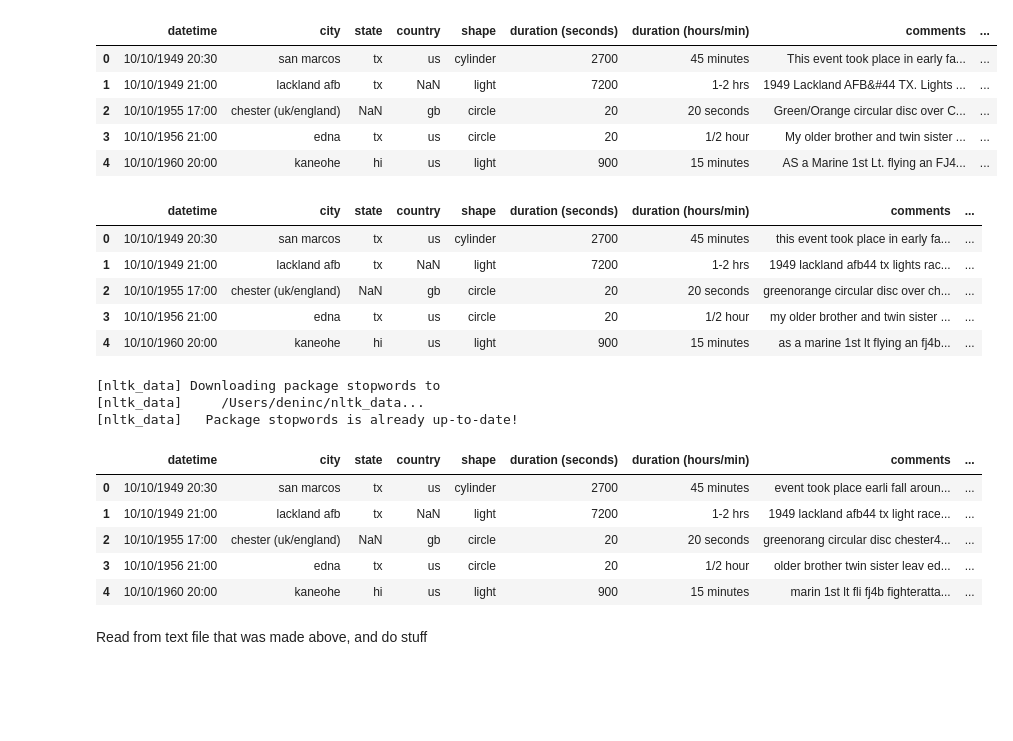
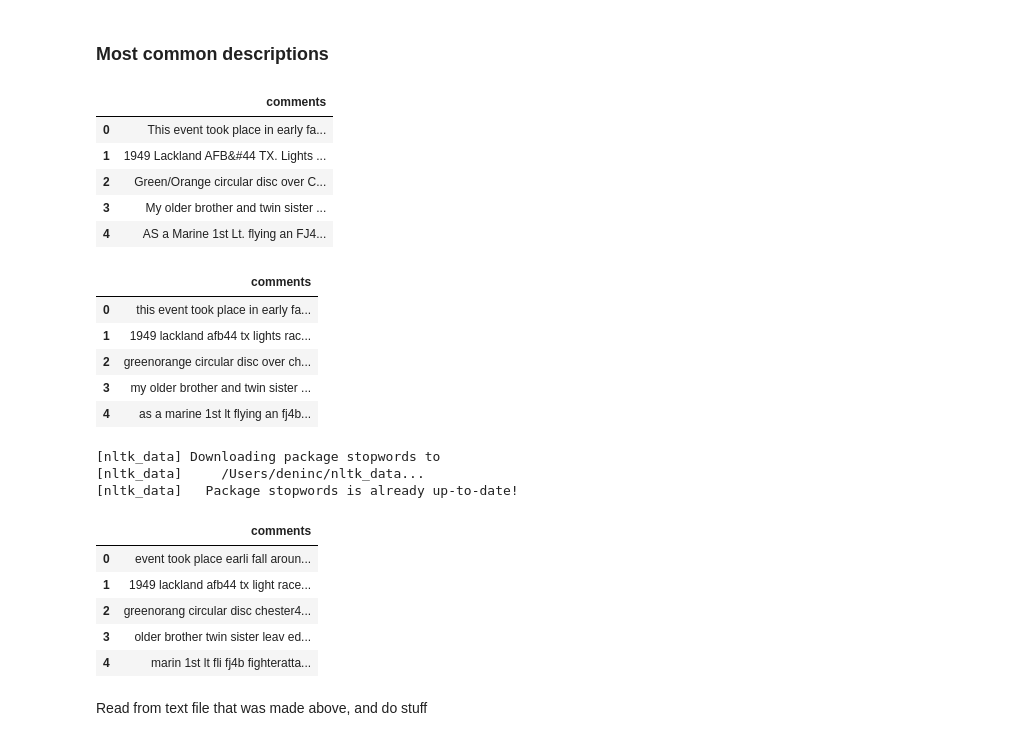
Before and after one commit to introds/introds.github.io, a Jupyter notebook: notebooks/ufo_description_processing.ipynb, the cells around one changed output. Saved outputs shown, nothing was run; the diff lists cells and outputs as text; code cells hidden in the pictures; blank space fills up the shorter version.

```diff
--- a/notebooks/ufo_description_processing.ipynb
+++ b/notebooks/ufo_description_processing.ipynb
@@ -12,14 +42,15 @@ import collections
+# %% [markdown]
+### Most common descriptions
 # %%
-df = pd.read_csv("../data/scrubbed.csv")
-c_df = df
-df.head()
+c_df = pd.read_csv("../data/comments.csv", header=None, names=["comments"])
+c_df.head()
 # %% [output]
-|  | datetime | city | state | country | shape | duration (seconds) | duration (hours/min) | comments | ... |
-| 0 | 10/10/1949 20:30 | san marcos | tx | us | cylinder | 2700 | 45 minutes | This event took place in early fa... | ... |
-| 1 | 10/10/1949 21:00 | lackland afb | tx | NaN | light | 7200 | 1-2 hrs | 1949 Lackland AFB&#44 TX. Lights ... | ... |
-| 2 | 10/10/1955 17:00 | chester (uk/england) | NaN | gb | circle | 20 | 20 seconds | Green/Orange circular disc over C... | ... |
-| 3 | 10/10/1956 21:00 | edna | tx | us | circle | 20 | 1/2 hour | My older brother and twin sister ... | ... |
-| 4 | 10/10/1960 20:00 | kaneohe | hi | us | light | 900 | 15 minutes | AS a Marine 1st Lt. flying an FJ4... | ... |
+|  | comments |
+| 0 | This event took place in early fa... |
+| 1 | 1949 Lackland AFB&#44 TX. Lights ... |
+| 2 | Green/Orange circular disc over C... |
+| 3 | My older brother and twin sister ... |
+| 4 | AS a Marine 1st Lt. flying an FJ4... |
 # %%
 # Object column into string
 c_df['comments'] = c_df['comments'].astype(str)
@@ -32,12 +63,12 @@ c_df['comments'] = c_df['comments'].str.replace('[^\w\s]','')
 
 c_df.head()
 # %% [output]
-|  | datetime | city | state | country | shape | duration (seconds) | duration (hours/min) | comments | ... |
-| 0 | 10/10/1949 20:30 | san marcos | tx | us | cylinder | 2700 | 45 minutes | this event took place in early fa... | ... |
-| 1 | 10/10/1949 21:00 | lackland afb | tx | NaN | light | 7200 | 1-2 hrs | 1949 lackland afb44 tx lights rac... | ... |
-| 2 | 10/10/1955 17:00 | chester (uk/england) | NaN | gb | circle | 20 | 20 seconds | greenorange circular disc over ch... | ... |
-| 3 | 10/10/1956 21:00 | edna | tx | us | circle | 20 | 1/2 hour | my older brother and twin sister ... | ... |
-| 4 | 10/10/1960 20:00 | kaneohe | hi | us | light | 900 | 15 minutes | as a marine 1st lt flying an fj4b... | ... |
+|  | comments |
+| 0 | this event took place in early fa... |
+| 1 | 1949 lackland afb44 tx lights rac... |
+| 2 | greenorange circular disc over ch... |
+| 3 | my older brother and twin sister ... |
+| 4 | as a marine 1st lt flying an fj4b... |
 # %%
 #Remove stop words
 import nltk
@@ -59,12 +90,12 @@ c_df['comments'] = c_df['comments'].apply(lambda x: ' '.join([stemmer.stem(word)
 
 c_df.head()
 # %% [output]
-|  | datetime | city | state | country | shape | duration (seconds) | duration (hours/min) | comments | ... |
-| 0 | 10/10/1949 20:30 | san marcos | tx | us | cylinder | 2700 | 45 minutes | event took place earli fall aroun... | ... |
-| 1 | 10/10/1949 21:00 | lackland afb | tx | NaN | light | 7200 | 1-2 hrs | 1949 lackland afb44 tx light race... | ... |
-| 2 | 10/10/1955 17:00 | chester (uk/england) | NaN | gb | circle | 20 | 20 seconds | greenorang circular disc chester4... | ... |
-| 3 | 10/10/1956 21:00 | edna | tx | us | circle | 20 | 1/2 hour | older brother twin sister leav ed... | ... |
-| 4 | 10/10/1960 20:00 | kaneohe | hi | us | light | 900 | 15 minutes | marin 1st lt fli fj4b fighteratta... | ... |
+|  | comments |
+| 0 | event took place earli fall aroun... |
+| 1 | 1949 lackland afb44 tx light race... |
+| 2 | greenorang circular disc chester4... |
+| 3 | older brother twin sister leav ed... |
+| 4 | marin 1st lt fli fj4b fighteratta... |
 # %%
 # write to text file
 file_comments = open("../data/ufo_comments_descriptions.txt", "w")
```
Also changed, not shown: parts of 4 cells of this notebook, 20 other files.
